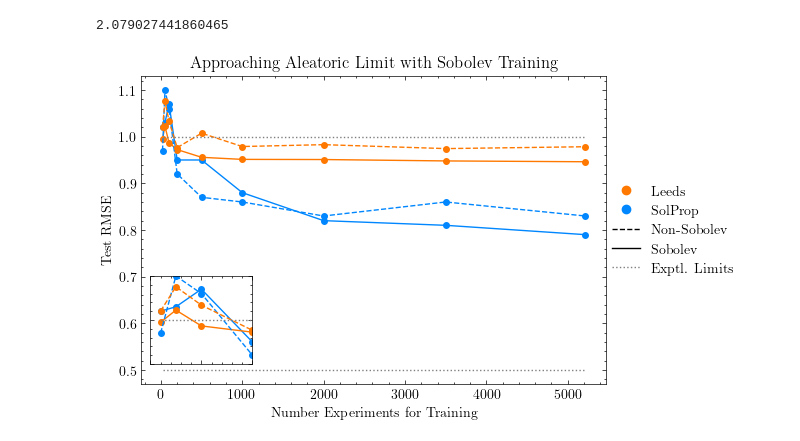
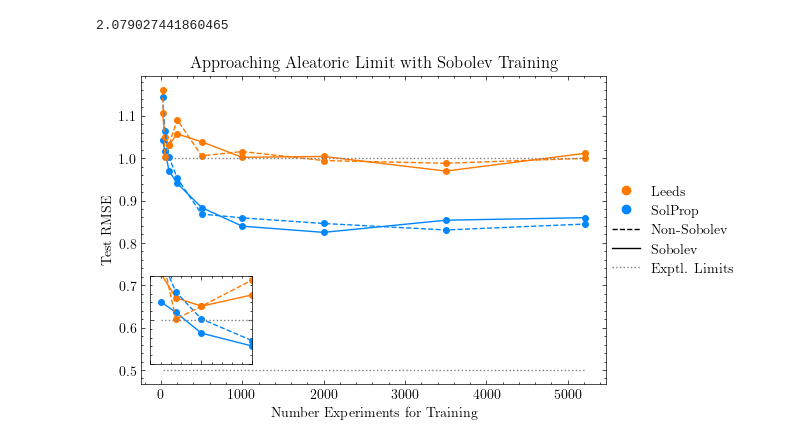
Before and after one commit to JacksonBurns/fastsolv, a Jupyter notebook: figures/aleatoric_limit.ipynb, the cells around one changed output. Cells and saved outputs as stored; diff of their text form; code cells hidden in the pictures.

```diff
--- a/figures/aleatoric_limit.ipynb
+++ b/figures/aleatoric_limit.ipynb
@@ -43,35 +63,35 @@ upper_experimental_limit = [1.0] * len(training_size)
 # %%
 fig = plt.figure(figsize=(6, 4))
-plt.plot(training_size, sobolev_solprop_rmse, label="_Sobolev SolProp", linestyle="-", color="#0087FF", marker="o", markersize=4)
-plt.plot(training_size, sobolev_leeds_rmse, label="_Sobolev Leeds", linestyle="-", color="#FF7800", marker="o", markersize=4)
-plt.plot(training_size, nonsobolev_solprop_rmse, label="_Non-Sobolev SolProp", linestyle="--", color="#0087FF", marker="o", markersize=4)
-plt.plot(training_size, nonsobolev_leeds_rmse, label="_Non-Sobolev Leeds", linestyle="--", color="#FF7800", marker="o", markersize=4)
+plt.plot(training_size, ssobolev_solprop_results, label="_Sobolev SolProp", linestyle="-", color="#0087FF", marker="o", markersize=4)
+plt.plot(training_size, sobolev_leeds_results, label="_Sobolev Leeds", linestyle="-", color="#FF7800", marker="o", markersize=4)
+plt.plot(training_size, nonsobolev_solprop_results, label="_Non-Sobolev SolProp", linestyle="--", color="#0087FF", marker="o", markersize=4)
+plt.plot(training_size, nonsobolev_leeds_results, label="_Non-Sobolev Leeds", linestyle="--", color="#FF7800", marker="o", markersize=4)
 plt.plot(training_size, lower_experimental_limit, label="_Lower Exptl. Limit", linestyle=":", color="#7f7f80")
 plt.plot(training_size, upper_experimental_limit, label="_Upper Exptl. Limit", linestyle=":", color="#7f7f80")
 # legend entries
-plt.plot([], [], label='Leeds', color="#FF7800", marker="o", linestyle="")
-plt.plot([], [], label='SolProp', color="#0087FF", marker="o", linestyle="")
-plt.plot([], [], label='Non-Sobolev', color="k", marker="", linestyle="--")
-plt.plot([], [], label='Sobolev', color="k", marker="", linestyle="-")
-plt.plot([], [], label='Exptl. Limits', color="#7f7f80", marker="", linestyle=":")
+plt.plot([], [], label="Leeds", color="#FF7800", marker="o", linestyle="")
+plt.plot([], [], label="SolProp", color="#0087FF", marker="o", linestyle="")
+plt.plot([], [], label="Non-Sobolev", color="k", marker="", linestyle="--")
+plt.plot([], [], label="Sobolev", color="k", marker="", linestyle="-")
+plt.plot([], [], label="Exptl. Limits", color="#7f7f80", marker="", linestyle=":")
 plt.xlabel("Number Experiments for Training")
 plt.ylabel("Test RMSE")
 # plt.xscale('log', base=2)
 plt.title("Approaching Aleatoric Limit with Sobolev Training")
 plt.legend(loc="center right", bbox_to_anchor=(1.3, 0.5))
 
 inset_ax: Axes = fig.add_axes([0.14, 0.16, 0.17, 0.22])  # [left, bottom, width, height]
-inset_ax.plot(training_size, sobolev_solprop_rmse, label="_Sobolev SolProp", linestyle="-", color="#0087FF", marker="o", markersize=4)
-inset_ax.plot(training_size, sobolev_leeds_rmse, label="_Sobolev Leeds", linestyle="-", color="#FF7800", marker="o", markersize=4)
-inset_ax.plot(training_size, nonsobolev_solprop_rmse, label="_Non-Sobolev SolProp", linestyle="--", color="#0087FF", marker="o", markersize=4)
-inset_ax.plot(training_size, nonsobolev_leeds_rmse, label="_Non-Sobolev Leeds", linestyle="--", color="#FF7800", marker="o", markersize=4)
+inset_ax.plot(training_size, ssobolev_solprop_results, label="_Sobolev SolProp", linestyle="-", color="#0087FF", marker="o", markersize=4)
+inset_ax.plot(training_size, sobolev_leeds_results, label="_Sobolev Leeds", linestyle="-", color="#FF7800", marker="o", markersize=4)
+inset_ax.plot(training_size, nonsobolev_solprop_results, label="_Non-Sobolev SolProp", linestyle="--", color="#0087FF", marker="o", markersize=4)
+inset_ax.plot(training_size, nonsobolev_leeds_results, label="_Non-Sobolev Leeds", linestyle="--", color="#FF7800", marker="o", markersize=4)
 inset_ax.plot(training_size, lower_experimental_limit, label="_Lower Exptl. Limit", linestyle=":", color="#7f7f80")
 inset_ax.plot(training_size, upper_experimental_limit, label="_Upper Exptl. Limit", linestyle=":", color="#7f7f80")
 inset_ax.set_xlim(0, 200)
 inset_ax.set_ylim(0.9, 1.1)
 inset_ax.set_yticklabels([])
 inset_ax.set_xticklabels([])
 plt.savefig("aleatoric_limit.svg")
 plt.show()
 # %% [output]
-[figure, old version]
+[figure, new version]
```
Also changed, not shown: parts of 2 cells of this notebook, 6 other files.
